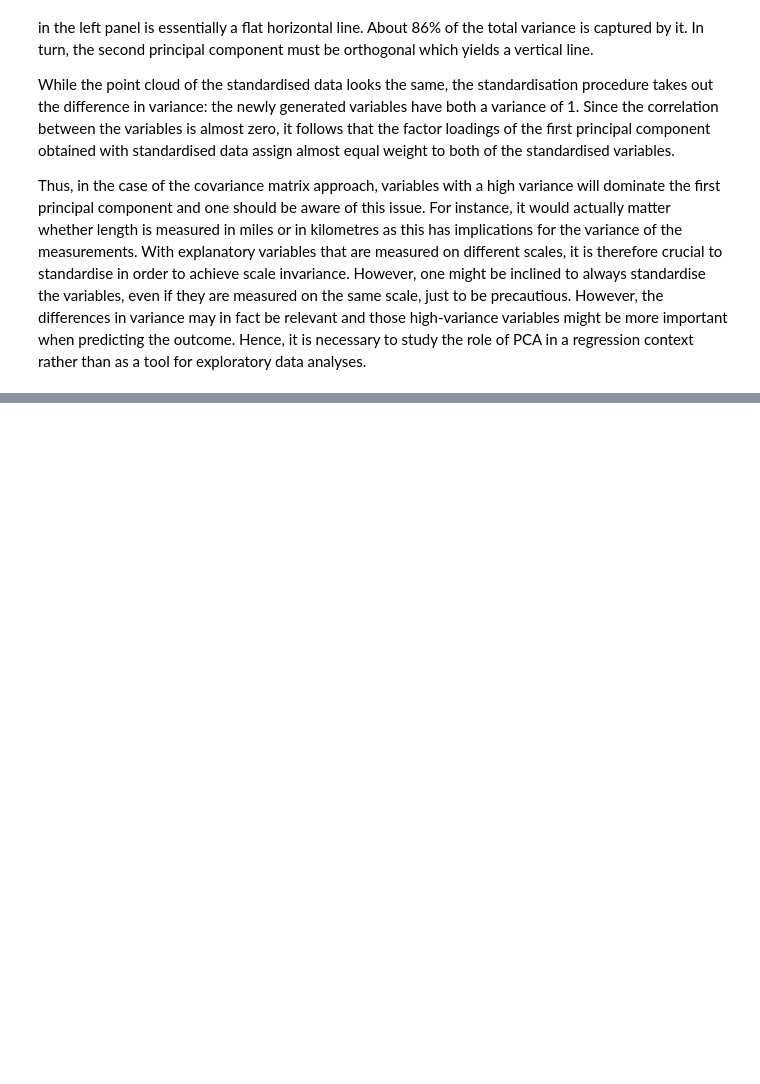
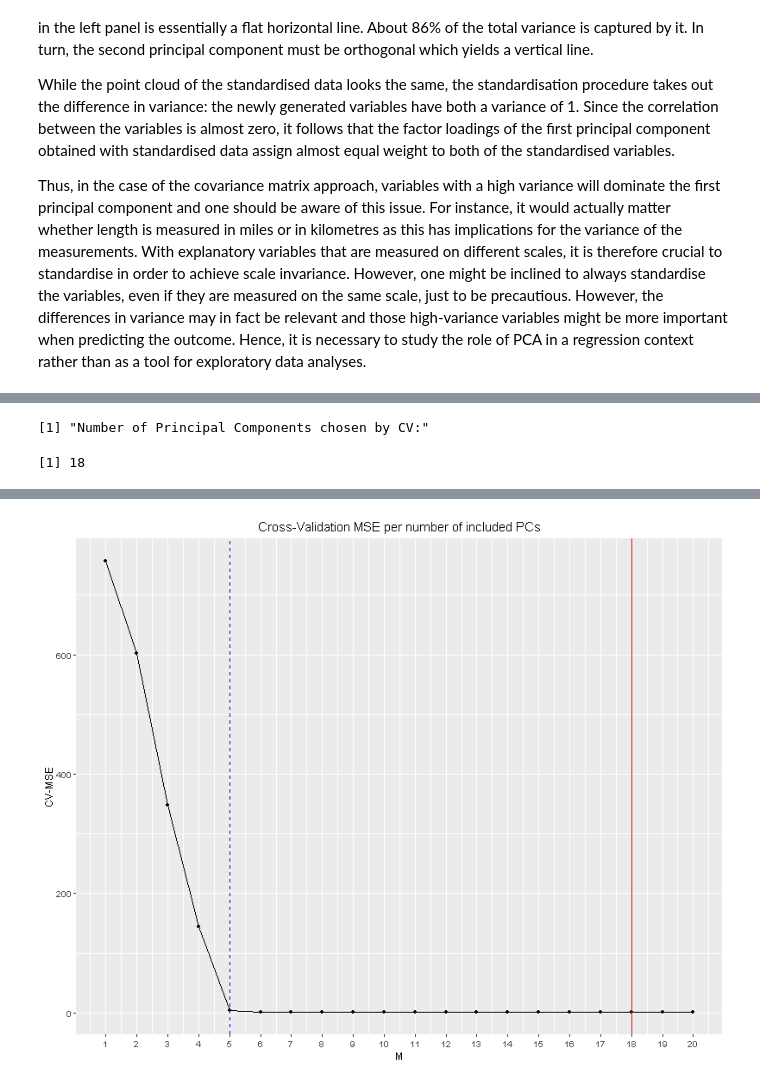
Before and after one commit to marclipfert/compstat_project, a Jupyter notebook: CompStat_Project_Lipfert.ipynb, the cells around one changed output, grey strips where cells are left out. Drawn from its saved outputs; the diff is of its cells as text; code cells hidden in the pictures; blank space fills up the shorter version.

```diff
--- a/CompStat_Project_Lipfert.ipynb
+++ b/CompStat_Project_Lipfert.ipynb
@@ -601,0 +564,25 @@ Test MSE of the package is implausibly high. Test MSE of my PCR is higher than O
+# %%
+N_l <- 50000
+set.seed(3)
+X_l <- gen_x(N = N_l, sample(10:20, p, replace = T))
+X_l_train_d <- scale(X_l$X_train, center = T, scale = F)
+X_l_test_d <- scale(X_l$X_test, center = T, scale = F)
+
+y_l  <- gen_y(intercept=2, effects=rep(2, 5), X_train = X_l$X_train, X_test = X_l$X_test, sigma_x=X_l$sigma, PC = c(1, 2, 3, 4, 5),random = 0, eps_sd=1)
+y_l_train <- y_l$y_train
+
+pcr_l <- pcr_cv(X=X_l_train_d, Y=y_l_train, k=10)
+
+print("Number of Principal Components chosen by CV:")
+pcr_l$M
+data <- data.frame(pcr_l$mse_cv)
+round(t(pcr_l$mse_cv),4)
+
+ggplot(data, aes(x = M, y = CV.MSE)) +
+      theme(plot.title = element_text(hjust = 0.5)) +
+      geom_point() + geom_line() + ylab("CV-MSE") + geom_vline(xintercept = pcr_l$M, color="red") +
+      geom_vline(xintercept = 5, color="blue", linetype="dashed") +
+      ggtitle("Cross-Validation MSE per number of included PCs") + scale_x_continuous(breaks = 1:20)
+# %% [output]
+[1] "Number of Principal Components chosen by CV:"
+[1] 18
@@ -601,0 +591 @@ Test MSE of the package is implausibly high. Test MSE of my PCR is higher than O
+[figure, added]
```
Also changed, not shown: parts of 47 cells of this notebook, 1 other file.
